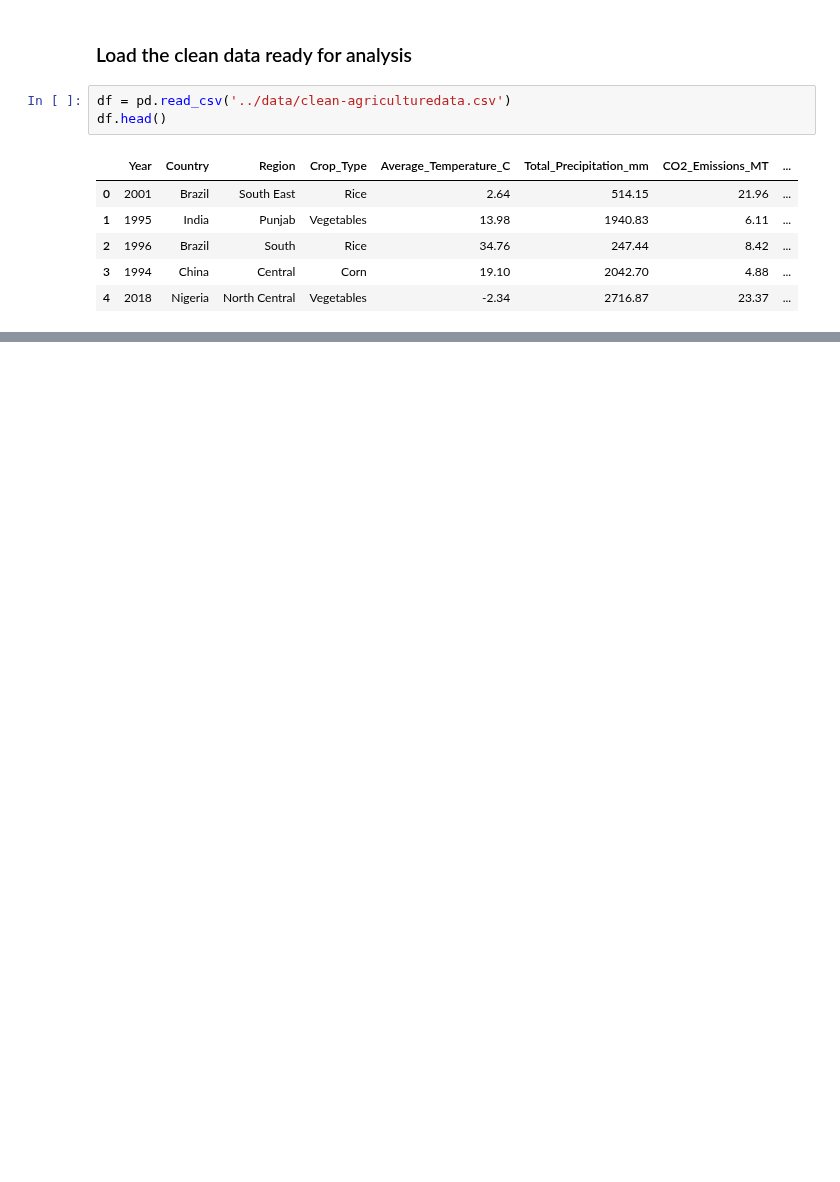
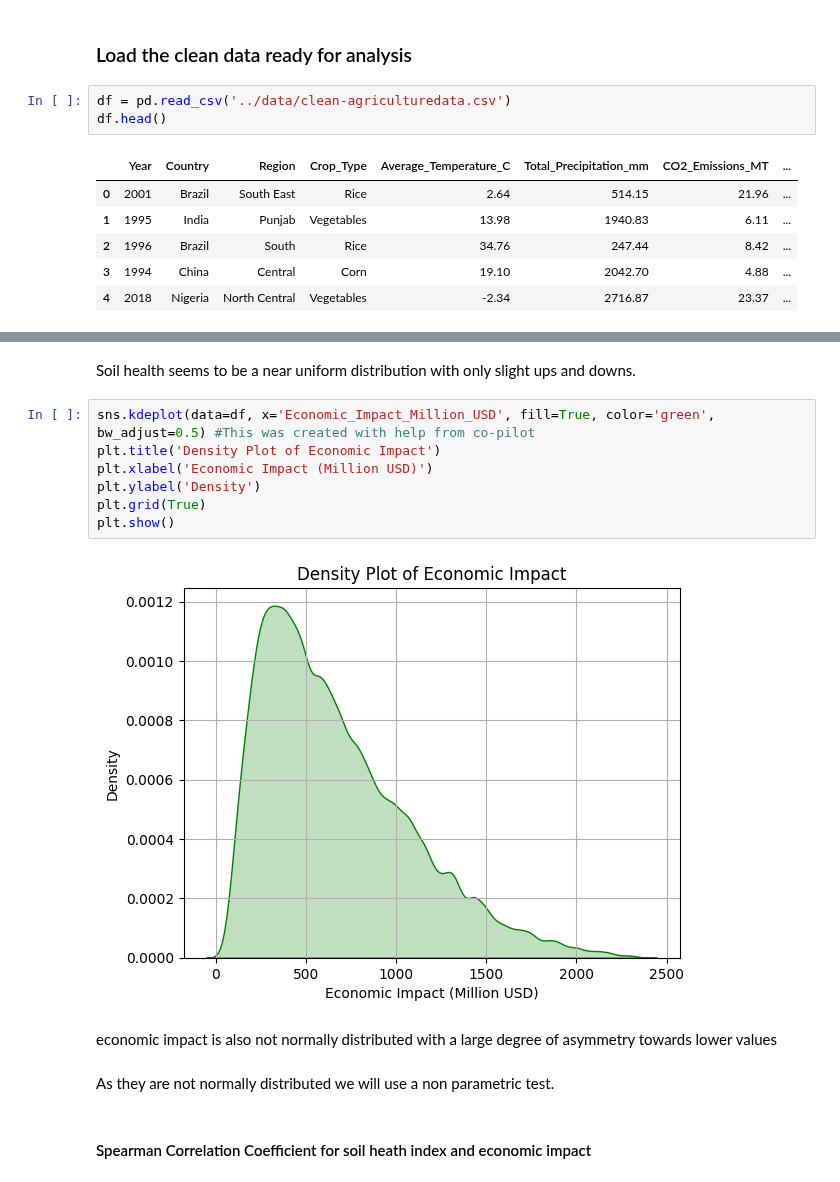
Before and after one commit to Janeweightman/Climate-Change-Impact-on-Agriculture-, a Jupyter notebook: jupyter_notebooks/statistical-analysis.ipynb, the cells around one changed output, grey strips where cells are left out. Drawn from its saved outputs; the diff is of its cells as text; blank space fills up the shorter version.

```diff
--- a/jupyter_notebooks/statistical-analysis.ipynb
+++ b/jupyter_notebooks/statistical-analysis.ipynb
@@ -24,0 +45,17 @@ df.head()
+# %% [markdown]
+Soil health seems to be a near uniform distribution with only slight ups and downs.
+# %%
+sns.kdeplot(data=df, x='Economic_Impact_Million_USD', fill=True, color='green', bw_adjust=0.5) #This was created with help from co-pilot
+plt.title('Density Plot of Economic Impact')
+plt.xlabel('Economic Impact (Million USD)')
+plt.ylabel('Density')
+plt.grid(True)
+plt.show()
+# %% [output]
+[figure, added]
+# %% [markdown]
+economic impact is also not normally distributed with a large degree of asymmetry towards lower values
+# %% [markdown]
+As they are not normally distributed we will use a non parametric test.
+# %% [markdown]
+#### Spearman Correlation Coefficient for soil heath index and economic impact
```
Also changed, not shown: parts of 8 cells of this notebook.
